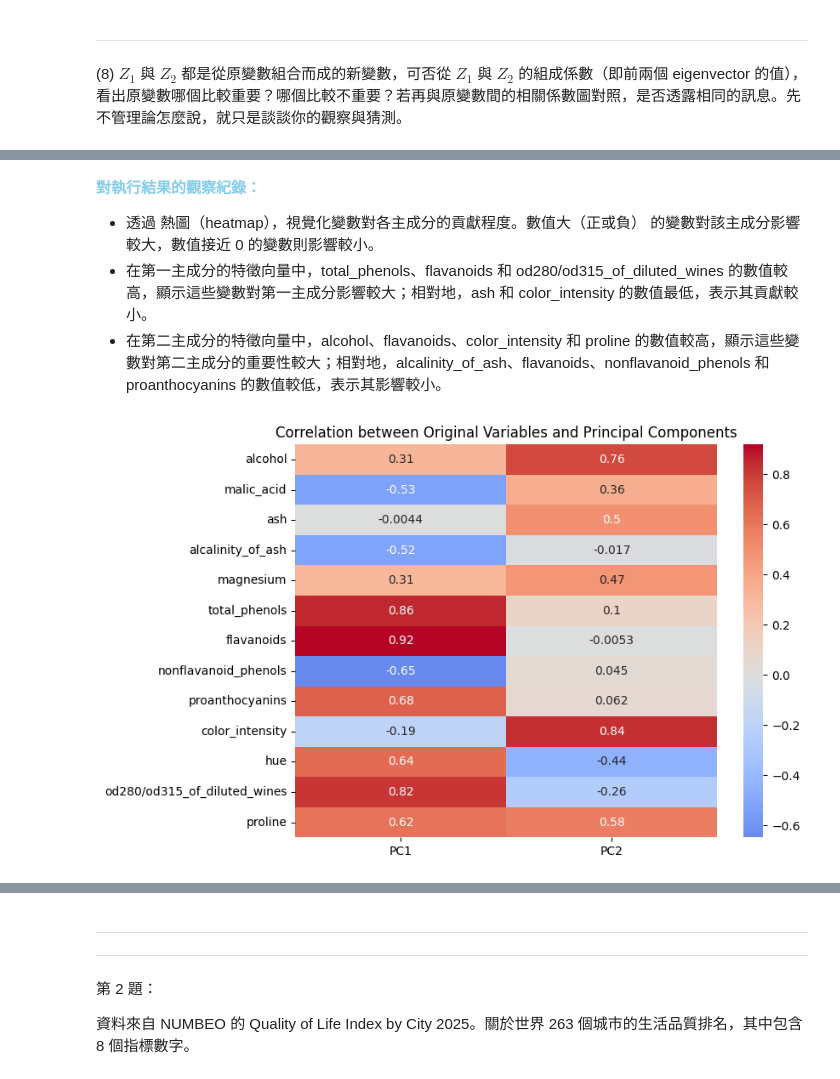
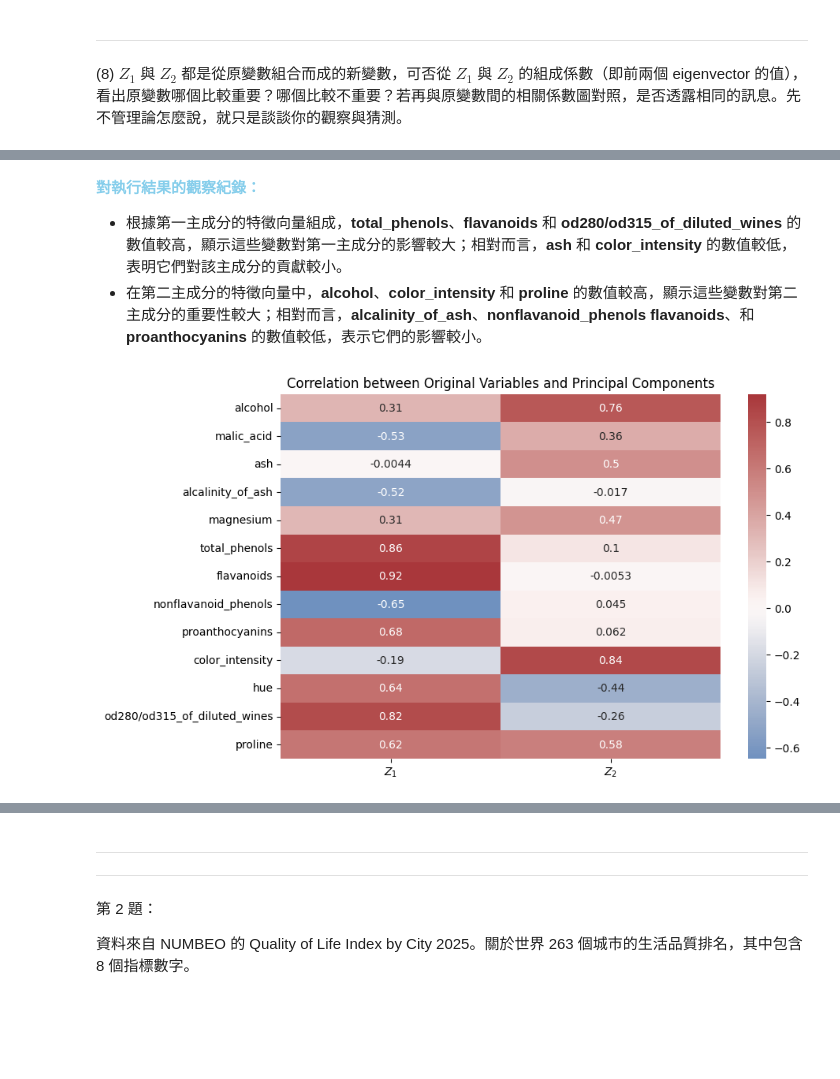
Before and after one commit to Hank8ntpu/InClassCoding, a Jupyter notebook: homework_demo.ipynb, the cells around one changed output, grey strips where cells are left out. Saved outputs shown, nothing was run; the diff lists cells and outputs as text; code cells hidden in the pictures; blank space fills up the shorter version.

```diff
--- a/homework_demo.ipynb
+++ b/homework_demo.ipynb
@@ -322,0 +310,15 @@ plt.show()
+# %%
+# **執行 PCA，選擇前兩個主成分**
+# **使用標準化資料**
+pca_standardized = PCA(n_components=2)
+X_pca_standardized = pca_standardized.fit_transform(X_standardized)
+# **顯示前兩個特徵向量與欄位名稱**
+feature_names = X.columns  # 取得原始資料的欄位名稱
+
+print("First principal component (Eigenvector 1):")
+pc1 = pd.DataFrame(pca.components_[0], index=feature_names, columns=["Contribution"])
+print(pc1)  # 顯示第一主成分的特徵向量及各變數的貢獻
+
+print("\nSecond principal component (Eigenvector 2):")
+pc2 = pd.DataFrame(pca.components_[1], index=feature_names, columns=["Contribution"])
+print(pc2)  # 顯示第二主成分的特徵向量及各變數的貢獻
@@ -323,21 +343,20 @@ plt.show()
 # %% [markdown]
 **<font color=skyblue>對執行結果的觀察紀錄：</font>**
-- 透過 熱圖（heatmap），視覺化變數對各主成分的貢獻程度。數值大（正或負） 的變數對該主成分影響較大，數值接近 0 的變數則影響較小。
-- 在第一主成分的特徵向量中，total_phenols、flavanoids 和 od280/od315_of_diluted_wines 的數值較高，顯示這些變數對第一主成分影響較大；相對地，ash 和 color_intensity 的數值最低，表示其貢獻較小。
-- 在第二主成分的特徵向量中，alcohol、flavanoids、color_intensity 和 proline 的數值較高，顯示這些變數對第二主成分的重要性較大；相對地，alcalinity_of_ash、flavanoids、nonflavanoid_phenols 和 proanthocyanins 的數值較低，表示其影響較小。
+- 根據第一主成分的特徵向量組成，**total_phenols**、**flavanoids** 和 **od280/od315_of_diluted_wines** 的數值較高，顯示這些變數對第一主成分的影響較大；相對而言，**ash** 和 **color_intensity** 的數值較低，表明它們對該主成分的貢獻較小。
+- 在第二主成分的特徵向量中，**alcohol**、**color_intensity** 和 **proline** 的數值較高，顯示這些變數對第二主成分的重要性較大；相對而言，**alcalinity_of_ash**、**nonflavanoid_phenols** **flavanoids**、和 **proanthocyanins** 的數值較低，表示它們的影響較小。
 # %%
 import numpy as np
 
 # 計算原變數與主成分的相關係數
 correlations = np.corrcoef(X_standardized.T, X_pca_standardized[:, :2].T)[:len(X.columns), len(X.columns):]
 
 # 轉為 DataFrame 方便視覺化
-correlation_df = pd.DataFrame(correlations, columns=['PC1', 'PC2'], index=X.columns)
+correlation_df = pd.DataFrame(correlations, columns=['$Z_1$', '$Z_2$'], index=X.columns)
 
 # 繪製熱圖
-plt.figure(figsize=(8, 6))
-sns.heatmap(correlation_df, annot=True, cmap='coolwarm', center=0)
+plt.figure(figsize=(9, 6))
+sns.heatmap(correlation_df, annot=True, cmap='vlag', center=0)
 plt.title("Correlation between Original Variables and Principal Components")
 plt.show()
 # %% [output]
-[figure, old version]
+[figure, new version]
```
Also changed, not shown: parts of 24 cells of this notebook, 1 other file.
